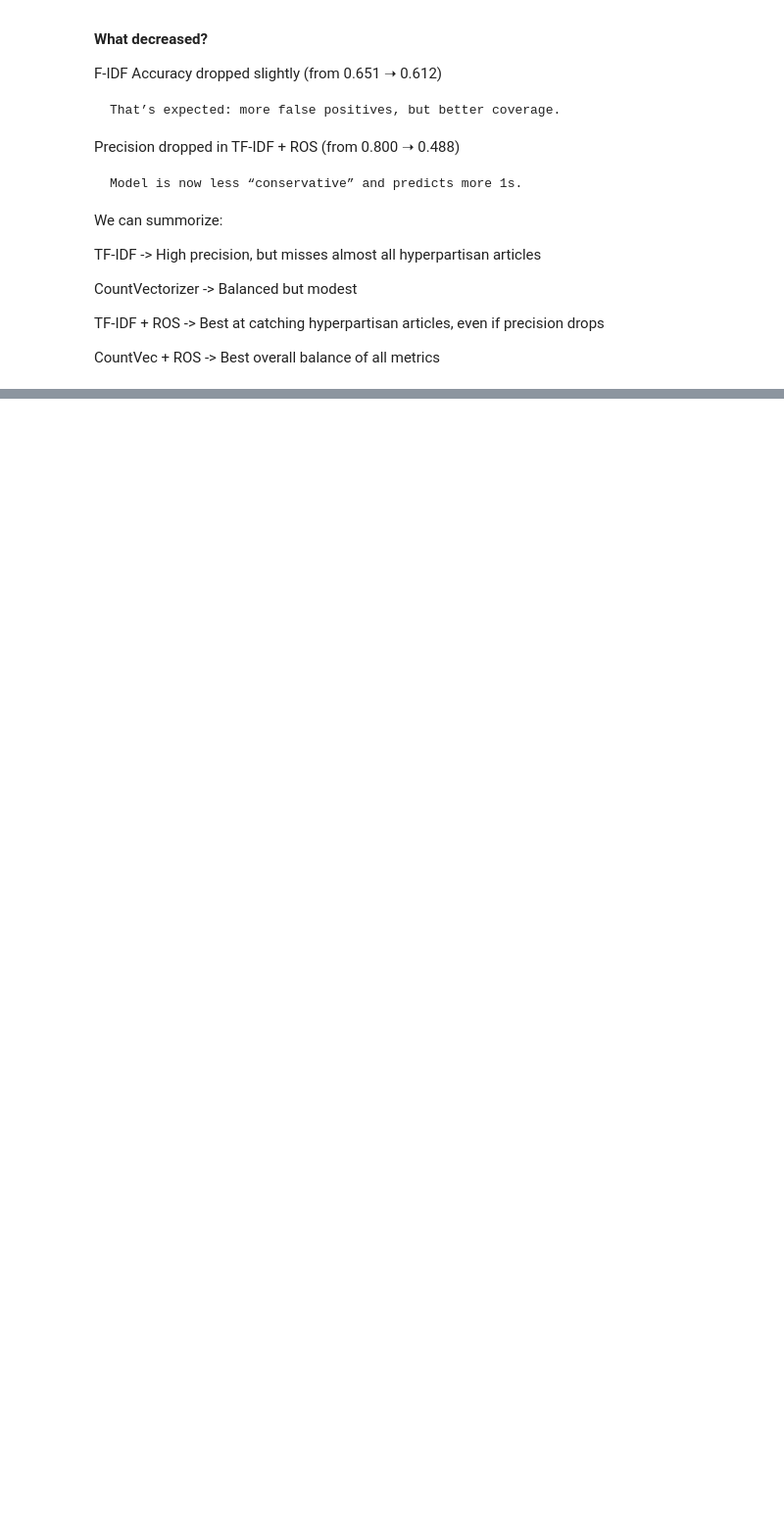
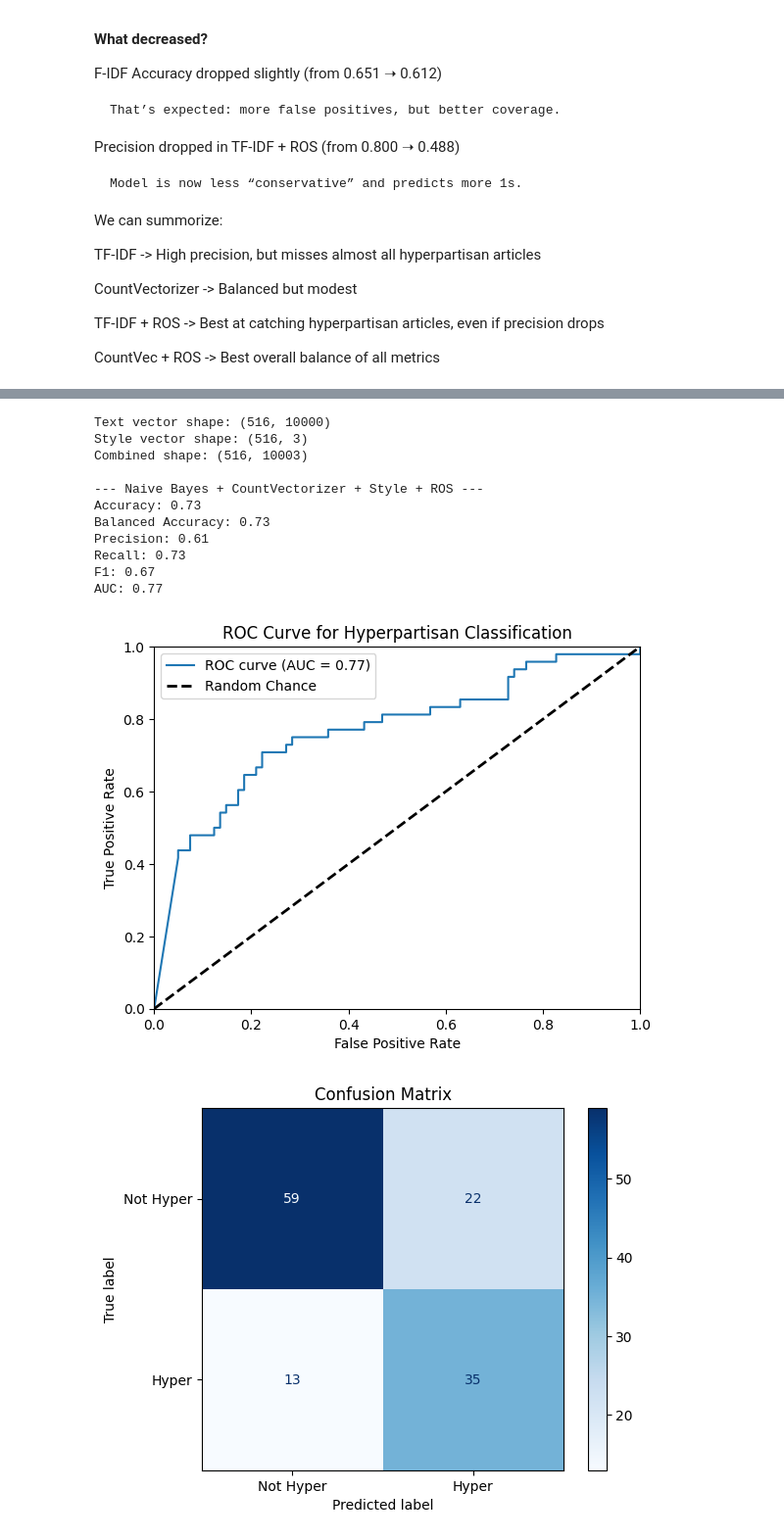
Before and after one commit to badaa002/DAT550-2025---Hyperpartisan-News-Detection-, a Jupyter notebook: notebooks/NaiveBayesModel.ipynb, the cells around one changed output, grey strips where cells are left out. Shown: that part at 98% size. Saved outputs shown, nothing was run; the diff lists cells and outputs as text; code cells hidden in the pictures; blank space fills up the shorter version.

```diff
--- a/notebooks/NaiveBayesModel.ipynb
+++ b/notebooks/NaiveBayesModel.ipynb
@@ -221,0 +214,3 @@ CountVec + ROS -> Best overall balance of all metrics
+# %%
+style_features = ['uppercase_ratio', 'exclamation_count', 'avg_sentence_length']
+style_data = data[style_features]
@@ -221,0 +247,45 @@ CountVec + ROS -> Best overall balance of all metrics
+# %%
+#Split
+X_train_text, X_test_text, y_train, y_test = split(X, y)
+
+# Get style features
+X_train_style = style_data.loc[X_train_text.index]
+X_test_style = style_data.loc[X_test_text.index]
+
+# Vectorizer
+vectorizer = CountVectorizer(stop_words="english", max_features=10000)
+
+# Combine text + style
+X_train_comb, X_test_comb = combine_text_and_style(
+    vectorizer,
+    X_train_text, X_test_text,
+    X_train_style, X_test_style
+)
+
+# Apply RandomOverSampler
+ros = RandomOverSampler(random_state=0)
+X_train_resampled, y_train_resampled = ros.fit_resample(X_train_comb, y_train)
+
+# Train and predict on resampled data
+model, y_pred = naive_bayes(X_train_resampled, X_test_comb, y_train_resampled)
+y_proba = model.predict_proba(X_test_comb)[:, 1]
+
+# Evaluate
+print("\n--- Naive Bayes + CountVectorizer + Style + ROS ---")
+metrics(y_test, y_pred, y_proba)
+plot_confusion_matrix(y_test, y_pred)
+store_metrics(results, "Naive Bayes", "CountVectorizer + Style + ROS", y_test, y_pred, y_proba)
+# %% [output]
+Text vector shape: (516, 10000)
+Style vector shape: (516, 3)
+Combined shape: (516, 10003)
+
+--- Naive Bayes + CountVectorizer + Style + ROS ---
+Accuracy: 0.73
+Balanced Accuracy: 0.73
+Precision: 0.61
+Recall: 0.73
+F1: 0.67
+AUC: 0.77
+[figure, added]
+[figure, added]
```
Also changed, not shown: parts of 14 cells of this notebook, 7 other files.
